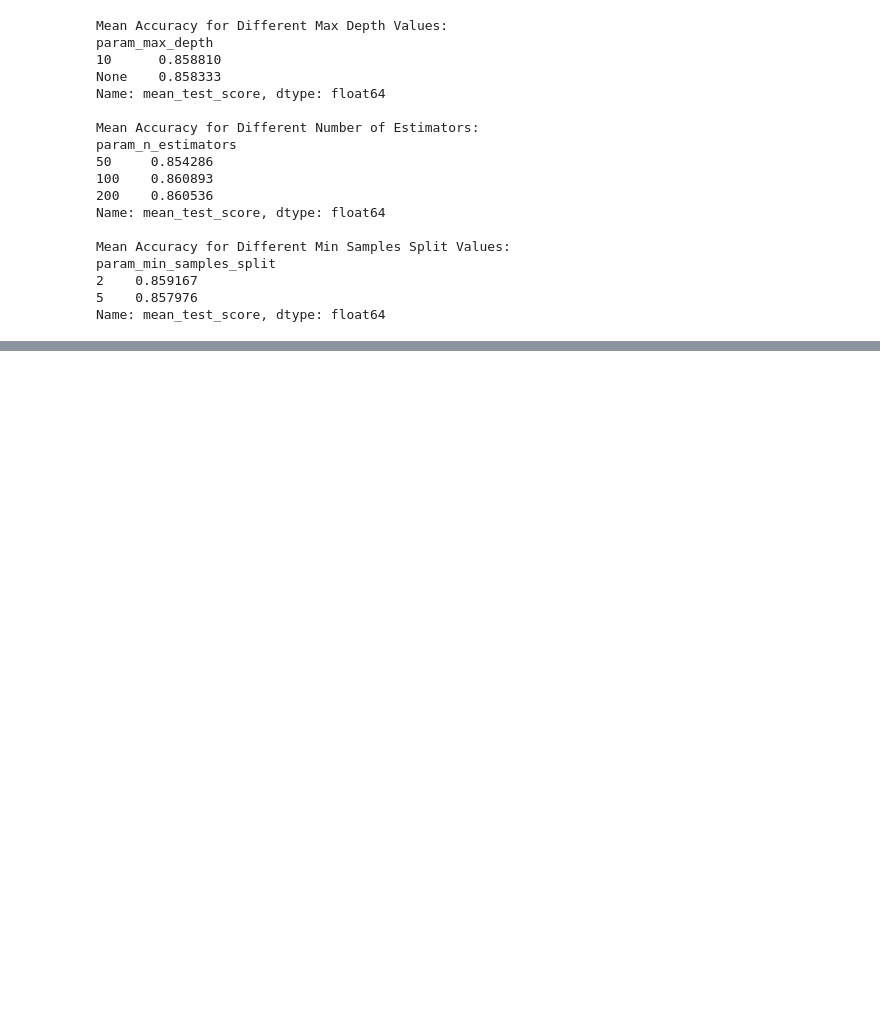
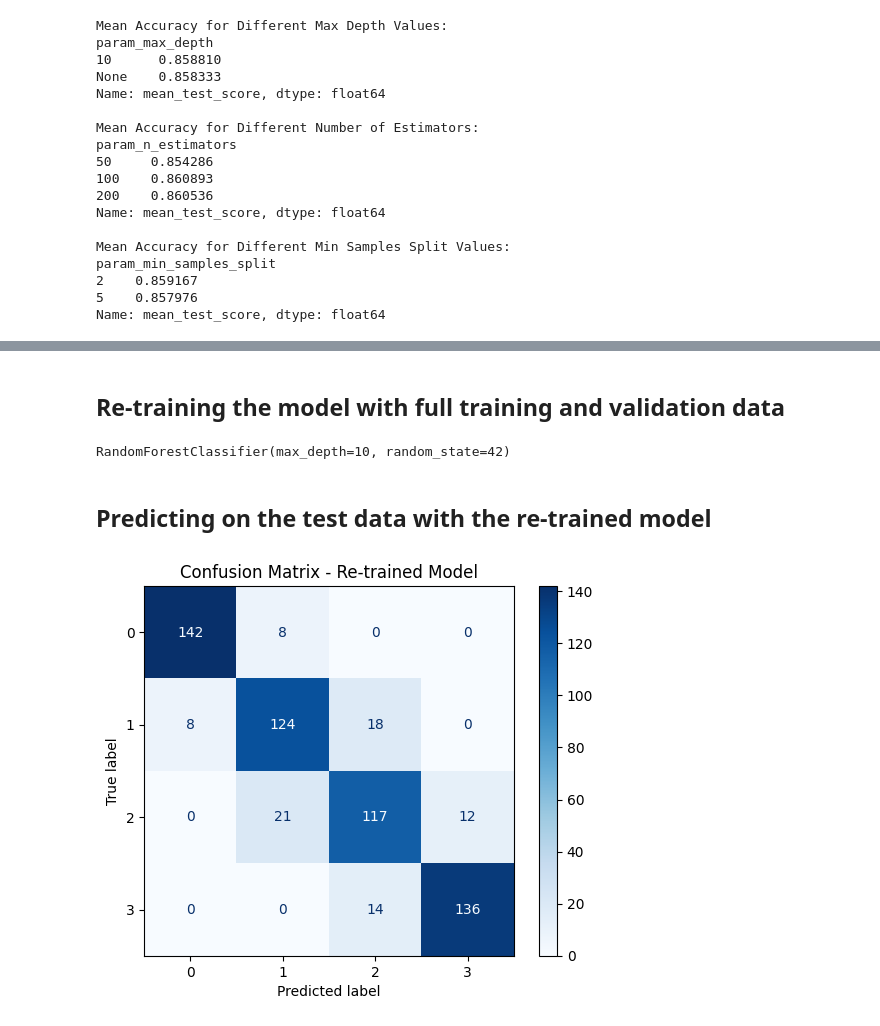
Before and after one commit to Emir515/Business-Intelligence-Assignment-2, a Jupyter notebook: BusinessIntelligence.ipynb, the cells around one changed output, grey strips where cells are left out. Saved outputs shown, nothing was run; the diff lists cells and outputs as text; code cells hidden in the pictures; blank space fills up the shorter version.

```diff
--- a/BusinessIntelligence.ipynb
+++ b/BusinessIntelligence.ipynb
@@ -444,0 +508,23 @@ Name: mean_test_score, dtype: float64
+# %% [markdown]
+## Re-training the model with full training and validation data
+# %%
+X_full_train = pd.concat([X_train, X_test])
+y_full_train = pd.concat([y_train, y_test])
+# %%
+best_rf_model_full = RandomForestClassifier(**best_rf_model.get_params())
+best_rf_model_full.fit(X_full_train, y_full_train)
+# %% [output]
+RandomForestClassifier(max_depth=10, random_state=42)
+# %% [markdown]
+## Predicting on the test data with the re-trained model
+# %%
+X_test_scaled_full = scaler.transform(X_test)
+y_pred_full = best_rf_model_full.predict(X_test_scaled_full)
+# %%
+conf_matrix_full = confusion_matrix(y_test, y_pred_full)
+disp_full = ConfusionMatrixDisplay(confusion_matrix=conf_matrix_full, display_labels=np.unique(y))
+disp_full.plot(cmap='Blues')
+plt.title('Confusion Matrix - Re-trained Model')
+plt.show()
+# %% [output]
+[figure, added]
```
Also changed, not shown: parts of 27 cells of this notebook.
